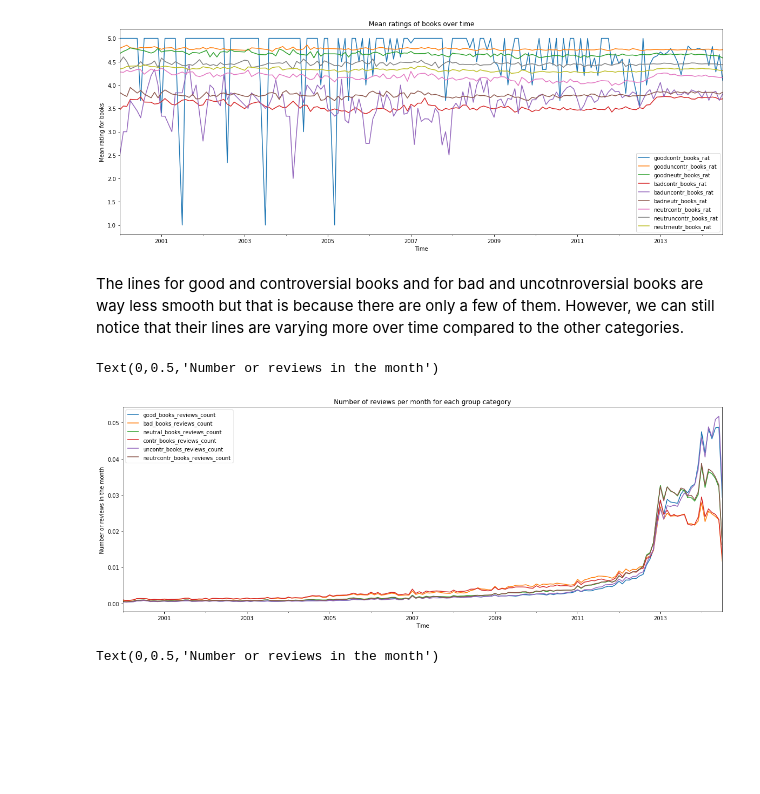
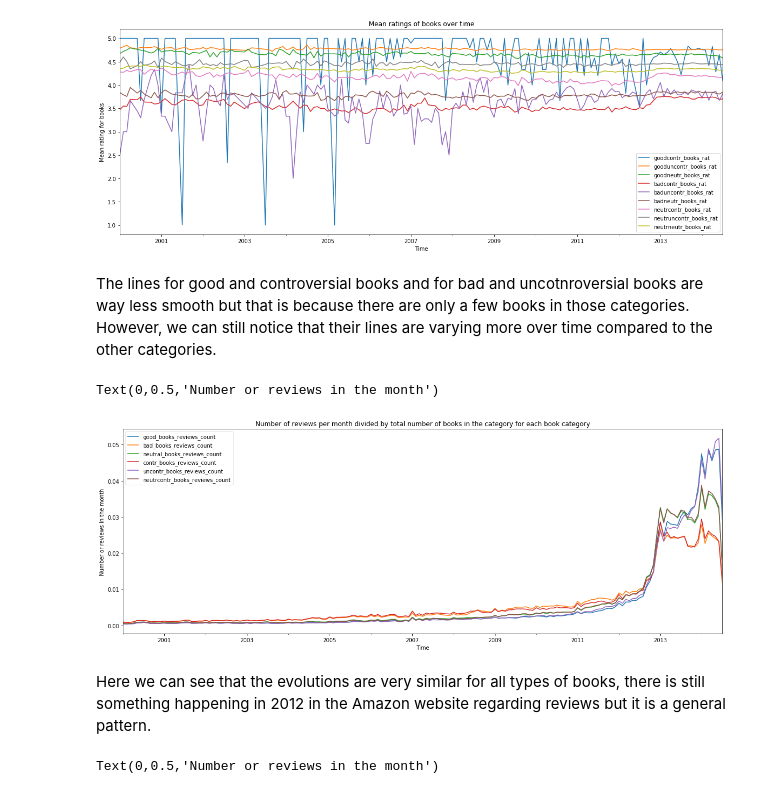
Before and after one commit to adamkozak/ADA2017-project, a Jupyter notebook: Project/Data_processing_milestone3.ipynb, the cells around one changed output. Drawn from its saved outputs; the diff is of its cells as text; code cells hidden in the pictures; blank space fills up the shorter version.

```diff
--- a/Project/Data_processing_milestone3.ipynb
+++ b/Project/Data_processing_milestone3.ipynb
@@ -1344,7 +1325,7 @@ plt.ylabel('Mean rating for books')
 Text(0,0.5,'Mean rating for books')
 [figure]
 # %% [markdown]
-The lines for good and controversial books and for bad and uncotnroversial books are way less smooth but that is because there are only a few of them. However, we can still notice that their lines are varying more over time compared to the other categories.
+The lines for good and controversial books and for bad and uncotnroversial books are way less smooth but that is because there are only a few books in those categories. However, we can still notice that their lines are varying more over time compared to the other categories.
 # %%
 #number of comments with time
 
@@ -1354,35 +1335,37 @@ good_df_count_m = good_df_count_m.loc[ good_df_count_m.index >= '2000'][['asin']
 good_df_count_m.columns = ['good_books_reviews_count']
 
 bad_df_count_m = bad_df.groupby(bad_df.index.to_period('M')).count()
 bad_df_count_m = bad_df_count_m.loc[ bad_df_count_m.index >= '2000'][['asin']]/Nbad
 bad_df_count_m.columns = ['bad_books_reviews_count']
 
 neutral_df_count_m = neutral_df.groupby(neutral_df.index.to_period('M')).count()
 neutral_df_count_m = neutral_df_count_m.loc[ neutral_df_count_m.index >= '2000'][['asin']]/Nneutral
 neutral_df_count_m.columns = ['neutral_books_reviews_count']
 
 
 contr_df_count_m = contr_df.groupby(contr_df.index.to_period('M')).count()
 contr_df_count_m = contr_df_count_m.loc[ contr_df_count_m.index >= '2000'][['asin']]/Ncontr
 contr_df_count_m.columns = ['contr_books_reviews_count']
 
 uncontr_df_count_m = uncontr_df.groupby(uncontr_df.index.to_period('M')).count()
 uncontr_df_count_m = uncontr_df_count_m.loc[ uncontr_df_count_m.index >= '2000'][['asin']]/Nuncontr
 uncontr_df_count_m.columns = ['uncontr_books_reviews_count']
 
 neutrcontr_df_count_m = neutrcontr_df.groupby(neutrcontr_df.index.to_period('M')).count()
 neutrcontr_df_count_m = neutrcontr_df_count_m.loc[ neutrcontr_df_count_m.index >= '2000'][['asin']]/Nneutrcontr
 neutrcontr_df_count_m.columns = ['neutrcontr_books_reviews_count']
 
 goodness_df_count_m = good_df_count_m.join(bad_df_count_m).join(neutral_df_count_m).join(contr_df_count_m).join(uncontr_df_count_m).join(neutrcontr_df_count_m)
 
 goodness_df_count_m.plot(figsize=(20,7))
-plt.title('Number of reviews per month for each group category')
+plt.title('Number of reviews per month divided by total number of books in the category for each book category')
 plt.xlabel('Time')
 plt.ylabel('Number or reviews in the month')
 # %% [output]
 Text(0,0.5,'Number or reviews in the month')
-[figure, old version]
+[figure, new version]
+# %% [markdown]
+Here we can see that the evolutions are very similar for all types of books, there is still something happening in 2012 in the Amazon website regarding reviews but it is a general pattern.
 # %%
 #number of comments with time
 
```
Also changed, not shown: parts of 23 cells of this notebook.
